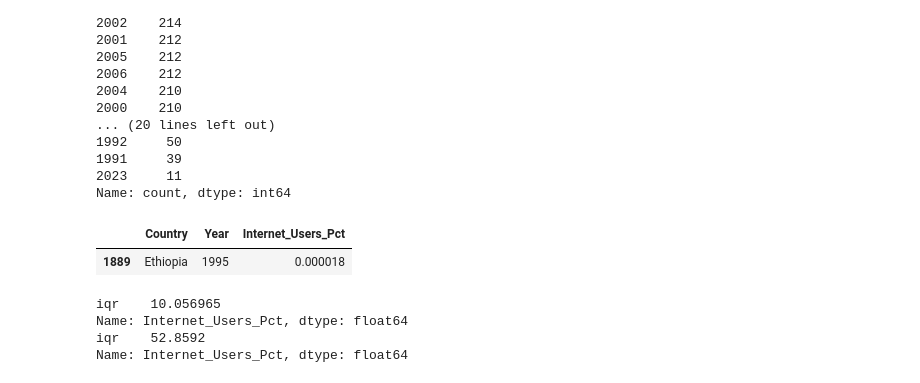
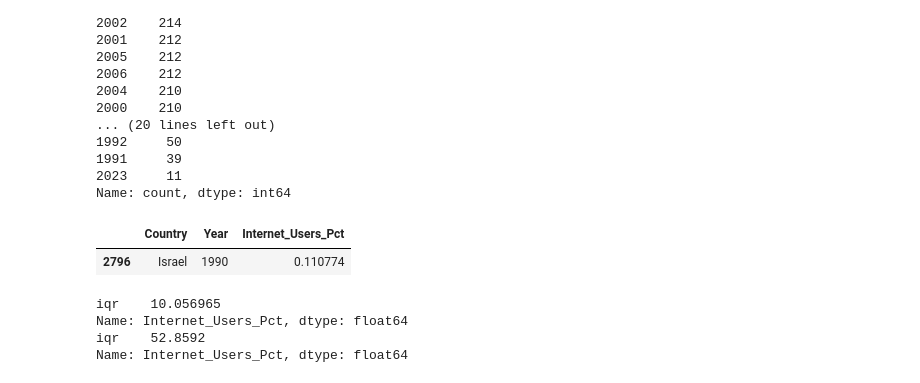
Before and after one commit to NSS-Data-Analytics-Cohort-13/un-exploration-RenukaD13, a Jupyter notebook: notebooks/UN_exploration.ipynb, the cells around one changed output. Saved outputs shown, nothing was run; the diff lists cells and outputs as text; code cells hidden in the pictures.

```diff
--- a/notebooks/UN_exploration.ipynb
+++ b/notebooks/UN_exploration.ipynb
@@ -563,16 +564,16 @@ Name: count, dtype: int64
 # %%
 ### Q17. What is the first year to have a non-zero internet users percentage value?
 
 # Sort values in internet dataframe based on internet users percentage value
-net_df_with_value = internet_df.sort_values('Internet_Users_Pct')
+net_df_with_value = internet_df.sort_values('Year')
 
 # Add a condition to find out internet users percentage having value greater than 0
 net_df_with_value[net_df_with_value['Internet_Users_Pct'] > 0].head(1)
 
-## Answer: 1995 is the first year to have a non-zero internet users percentage value
+## Answer: 1990 is the first year to have a non-zero internet users percentage value
 # %% [output]
 |  | Country | Year | Internet_Users_Pct |
-| 1889 | Ethiopia | 1995 | 0.000018 |
+| 2796 | Israel | 1990 | 0.110774 |
 # %%
 ### Q18. How does the distribution of internet users percent differ for 2000 and 2014?
 
```
Also changed, not shown: parts of 10 cells of this notebook.
